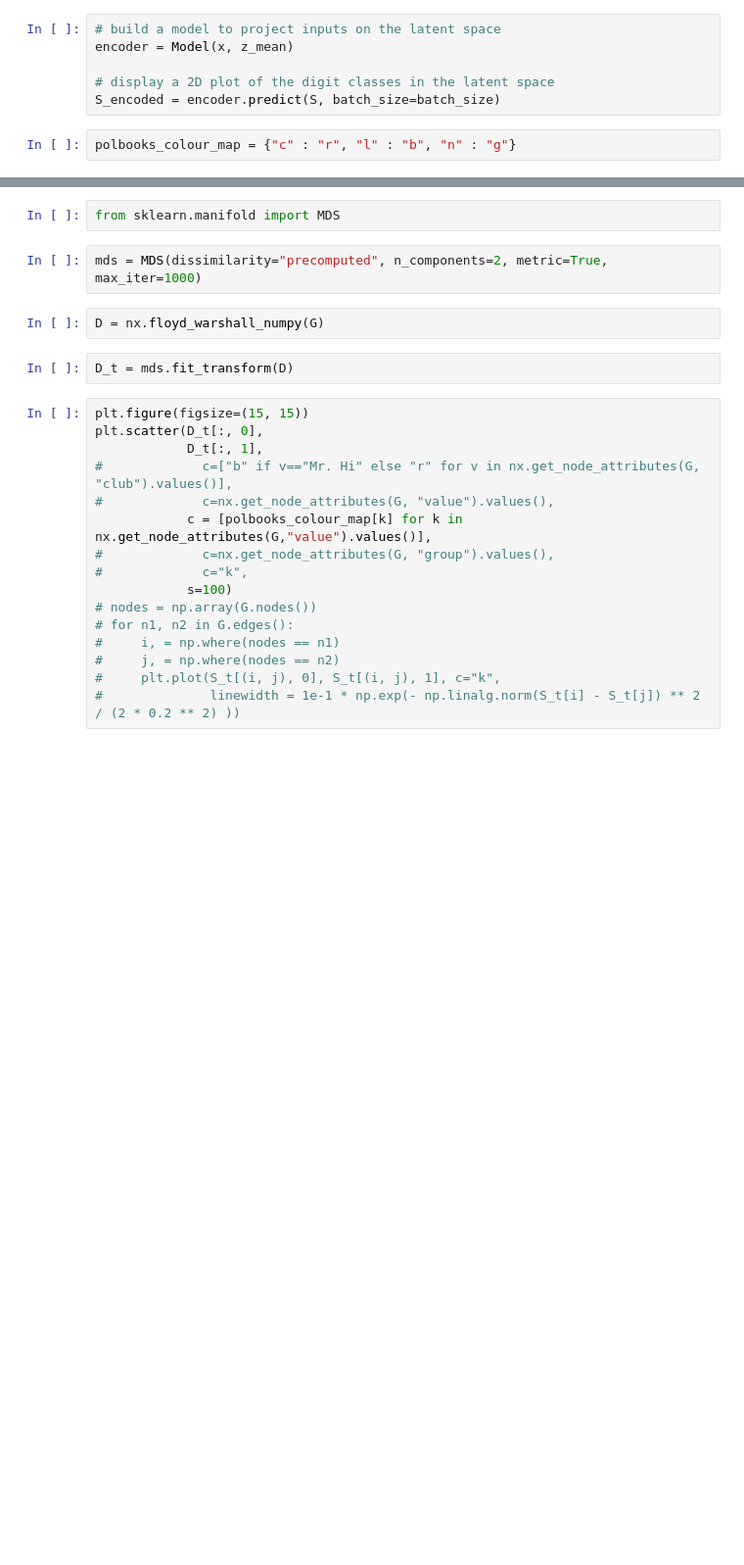
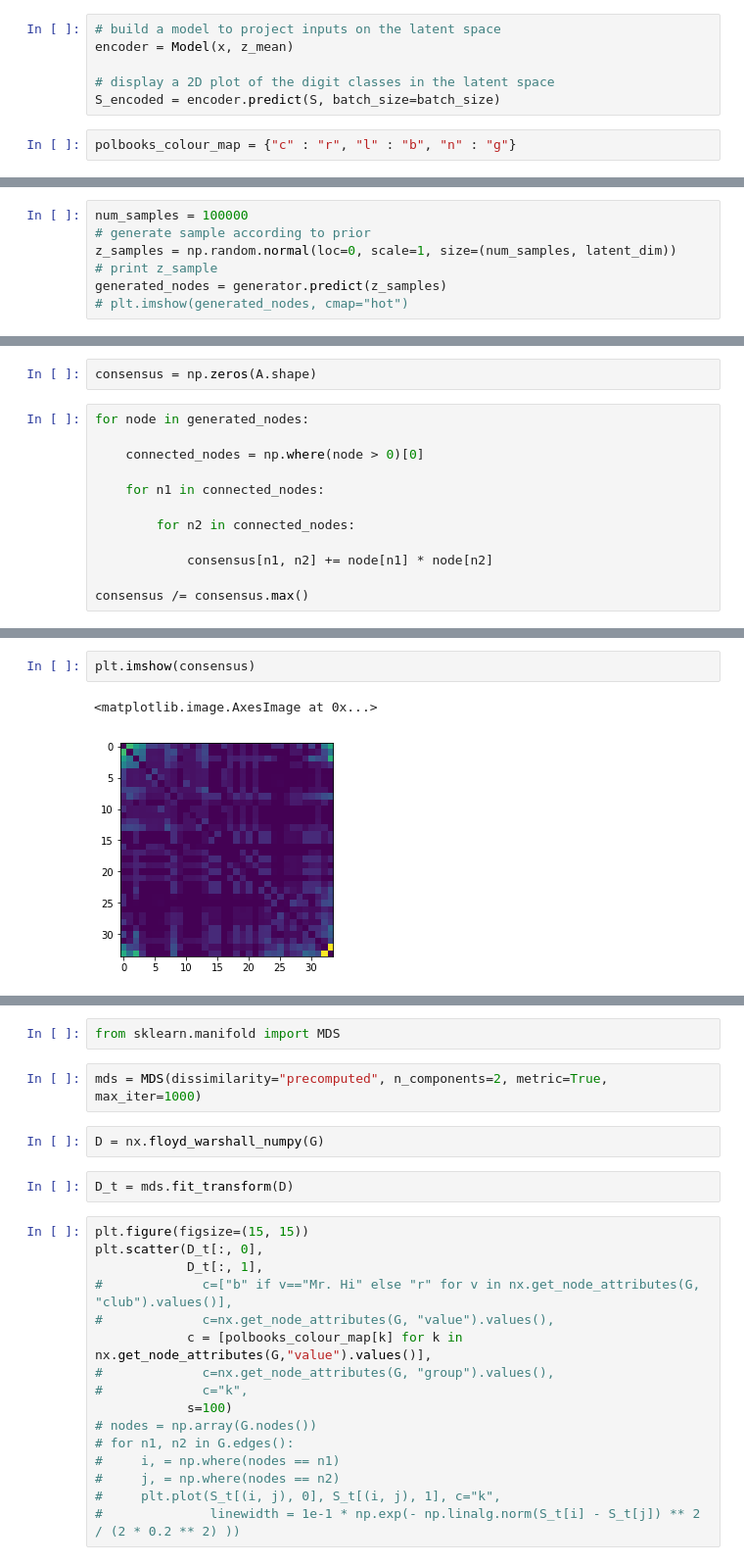
Before and after one commit to DavidMcDonald1993/theano, a Jupyter notebook: variational_autoencoder.ipynb, the cells around one changed output, grey strips where cells are left out. Shown at 98% size. Saved outputs shown, nothing was run; the diff lists cells and outputs as text; blank space fills up the shorter version.

```diff
--- a/variational_autoencoder.ipynb
+++ b/variational_autoencoder.ipynb
@@ -332,0 +355,7 @@ plt.scatter(S_encoded[:, 0],
+# %%
+num_samples = 100000
+# generate sample according to prior
+z_samples = np.random.normal(loc=0, scale=1, size=(num_samples, latent_dim))
+# print z_sample
+generated_nodes = generator.predict(z_samples)
+# plt.imshow(generated_nodes, cmap="hot")
@@ -332,0 +464,14 @@ plt.scatter(S_encoded[:, 0],
+# %%
+consensus = np.zeros(A.shape)
+# %%
+for node in generated_nodes:
+
+    connected_nodes = np.where(node > 0)[0]
+
+    for n1 in connected_nodes:
+
+        for n2 in connected_nodes:
+
+            consensus[n1, n2] += node[n1] * node[n2]
+
+consensus /= consensus.max()
@@ -332,0 +493,5 @@ plt.scatter(S_encoded[:, 0],
+# %%
+plt.imshow(consensus)
+# %% [output]
+<matplotlib.image.AxesImage at 0x...>
+[figure, added]
```
Also changed, not shown: parts of 36 cells of this notebook, 4 other files.
